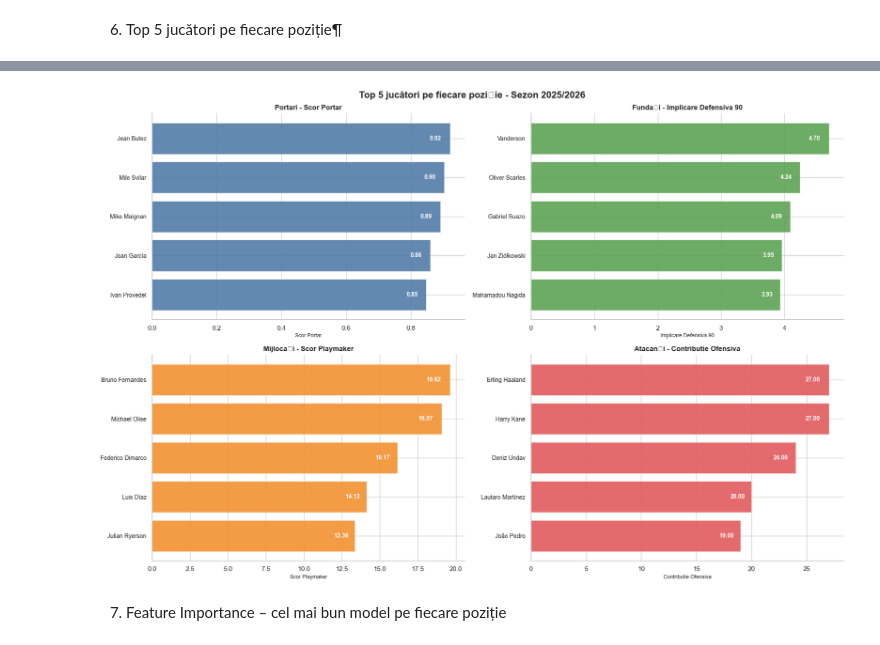
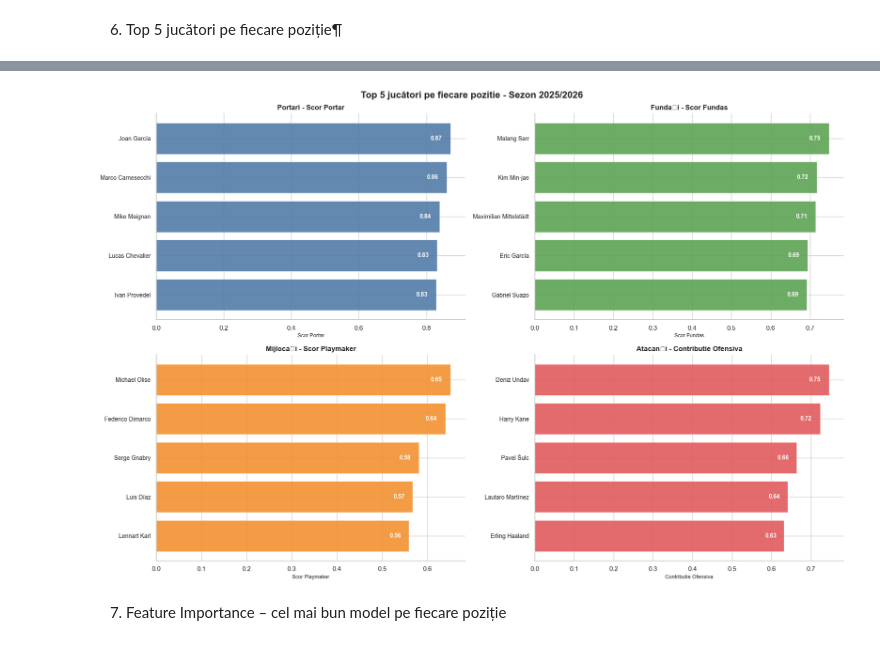
Before and after one commit to ZetPlay10/Sisteme-inteligente, a Jupyter notebook: fotbal.ipynb, the cells around one changed output, grey strips where cells are left out. Drawn from its saved outputs; the diff is of its cells as text; code cells hidden in the pictures.

```diff
--- a/fotbal.ipynb
+++ b/fotbal.ipynb
@@ -67,22 +67,24 @@ GA                     2576
 GA90                   2576
 dtype: int64
 # %%
-# Păstrăm doar prima poziție (în cazul jucătorilor cu roluri multiple)
+# unii jucatori apar cu doua pozitii (ex: "MF,FW"), pastram doar prima
 df['Pos'] = df['Pos'].apply(lambda x: x.split(',')[0] if isinstance(x, str) else x)
 
 jucatori_initial = len(df)
-df = df[df['Min'] >= 450]
+df = df[df['Min'] >= 900]
 print(f'Am eliminat {jucatori_initial - len(df)} jucători cu prea puține minute jucate.')
 
-# Eliminăm coloanele duplicate generate de join-uri FBref
+# FBref genereaza coloane duplicate la join-uri, le stergem
 cols_de_sters = [c for c in df.columns if any(s in c for s in [
     '_stats_keeper', '_stats_shooting', '_stats_playing_time', '_stats_misc'
 ])]
 df = df.drop(columns=cols_de_sters, errors='ignore')
 df = df.drop(columns=['Rk'], errors='ignore')
 df = df.dropna(subset=['Player', 'Pos', 'Min'])
+# Eliminam duplicatele (jucatori transferati apar de 2 ori in FBref)
+df = df.sort_values('Min', ascending=False).drop_duplicates(subset='Player', keep='first')
 
-# Curățare coloane Nation și Comp
+# coloana Nation vine ca "eng ENG", vrem doar "ENG"
 df['Nation'] = df['Nation'].apply(lambda x: x.split(' ')[-1] if isinstance(x, str) else x)
 df['Comp']   = df['Comp'].apply(lambda x: ' '.join(x.split(' ')[1:]) if isinstance(x, str) else x)
 df['Age']    = df['Age'].astype(float).astype('Int64')
@@ -617,16 +711,16 @@ display(pd.DataFrame(rezumat))
 # %%
 criterii = {
     'GK': 'Scor_Portar',
-    'DF': 'Implicare_Defensiva_90',
+    'DF': 'Scor_Fundas',
     'MF': 'Scor_Playmaker',
     'FW': 'Contributie_Ofensiva',
 }
 
 coloane_afisare = {
-    'GK': ['Player', 'Squad', 'Comp', 'Age', 'Saves', 'Save%', 'CS', 'GA90', 'Scor_Portar'],
-    'DF': ['Player', 'Squad', 'Comp', 'Age', 'TklW', 'Int', 'Fls', 'Implicare_Defensiva_90'],
-    'MF': ['Player', 'Squad', 'Comp', 'Age', 'Gls', 'Ast', 'TklW', 'Scor_Playmaker'],
-    'FW': ['Player', 'Squad', 'Comp', 'Age', 'Gls', 'Ast', 'SoT', 'G/Sh', 'Contributie_Ofensiva'],
+    'GK': ['Player', 'Squad', 'Comp', 'Age', 'Save%', 'CS_Rate', 'GA90_inv', 'PKsv_Rate', 'Scor_Portar'],
+    'DF': ['Player', 'Squad', 'Comp', 'Age', 'Def_Actions_90', 'Fls_90', 'PlusMinus_90', 'Cards_Penalty_90', 'Scor_Fundas'],
+    'MF': ['Player', 'Squad', 'Comp', 'Age', 'Off_Direct_90', 'Def_Actions_90', 'Crs_90', 'PlusMinus_90', 'Scor_Playmaker'],
+    'FW': ['Player', 'Squad', 'Comp', 'Age', 'NonPK_Gls_90', 'Ast_90', 'SoT_Rate', 'G_per_SoT', 'Contributie_Ofensiva'],
 }
 
 pozitii_label = {
@@ -640,9 +734,9 @@ top5_toate = {}
 for pos, criteriu in criterii.items():
     df_pos = df[df['Pos'] == pos].copy()
     cols   = [c for c in coloane_afisare[pos] if c in df_pos.columns]
-    top5   = df_pos.nlargest(5, criteriu)[cols].reset_index(drop=True)
+    top5   = df_pos.nlargest(5, criteriu, keep='all')[cols].reset_index(drop=True)
     top5.index += 1
     top5_toate[pos] = top5
-    print(f'\n=== 🏆 Top 5 {pozitii_label[pos]} (după {criteriu}) ===')
+    print(f'\n=== 🏆 Top 5 {pozitii_label[pos]} (scor compozit per 90 min) ===')
     display(top5)
 # %% [output]
@@ -677,34 +771,35 @@ for pos, criteriu in criterii.items():
 # %%
 # Vizualizare Top 5 pe toate pozițiile
 fig, axes = plt.subplots(2, 2, figsize=(18, 12))
-fig.suptitle('Top 5 jucători pe fiecare poziție - Sezon 2025/2026',
+fig.suptitle('Top 5 jucători pe fiecare pozitie - Sezon 2025/2026',
              fontsize=16, fontweight='bold')
 
 culori_pos = {'GK': '#4e79a7', 'DF': '#59a14f', 'MF': '#f28e2b', 'FW': '#e15759'}
 
 for ax, (pos, criteriu) in zip(axes.flatten(), criterii.items()):
     df_pos = df[df['Pos'] == pos].copy()
     top5   = df_pos.nlargest(5, criteriu)[['Player', criteriu]].reset_index(drop=True)
 
     bars = ax.barh(top5['Player'][::-1], top5[criteriu][::-1],
                    color=culori_pos[pos], alpha=0.88, edgecolor='white', linewidth=0.6)
 
     for bar, val in zip(bars, top5[criteriu][::-1]):
         ax.text(bar.get_width() * 0.97, bar.get_y() + bar.get_height() / 2,
                 f'{val:.2f}', va='center', ha='right', fontsize=10,
                 color='white', fontweight='bold')
 
     ax.set_title(f'{pozitii_label[pos]} - {criteriu.replace("_", " ")}',
                  fontsize=12, fontweight='bold')
     ax.set_xlabel(criteriu.replace('_', ' '), fontsize=9)
     ax.spines['top'].set_visible(False)
     ax.spines['right'].set_visible(False)
     ax.tick_params(axis='y', labelsize=10)
 
 plt.tight_layout()
+plt.savefig("grafic_top5.png", dpi=150, bbox_inches="tight")
 plt.show()
 # %% [output]
-[figure, old version]
+[figure, new version]
 # %% [markdown]
 7. Feature Importance – cel mai bun model pe fiecare poziție
 # %%
```
Also changed, not shown: parts of 16 cells of this notebook, 14 other files.
